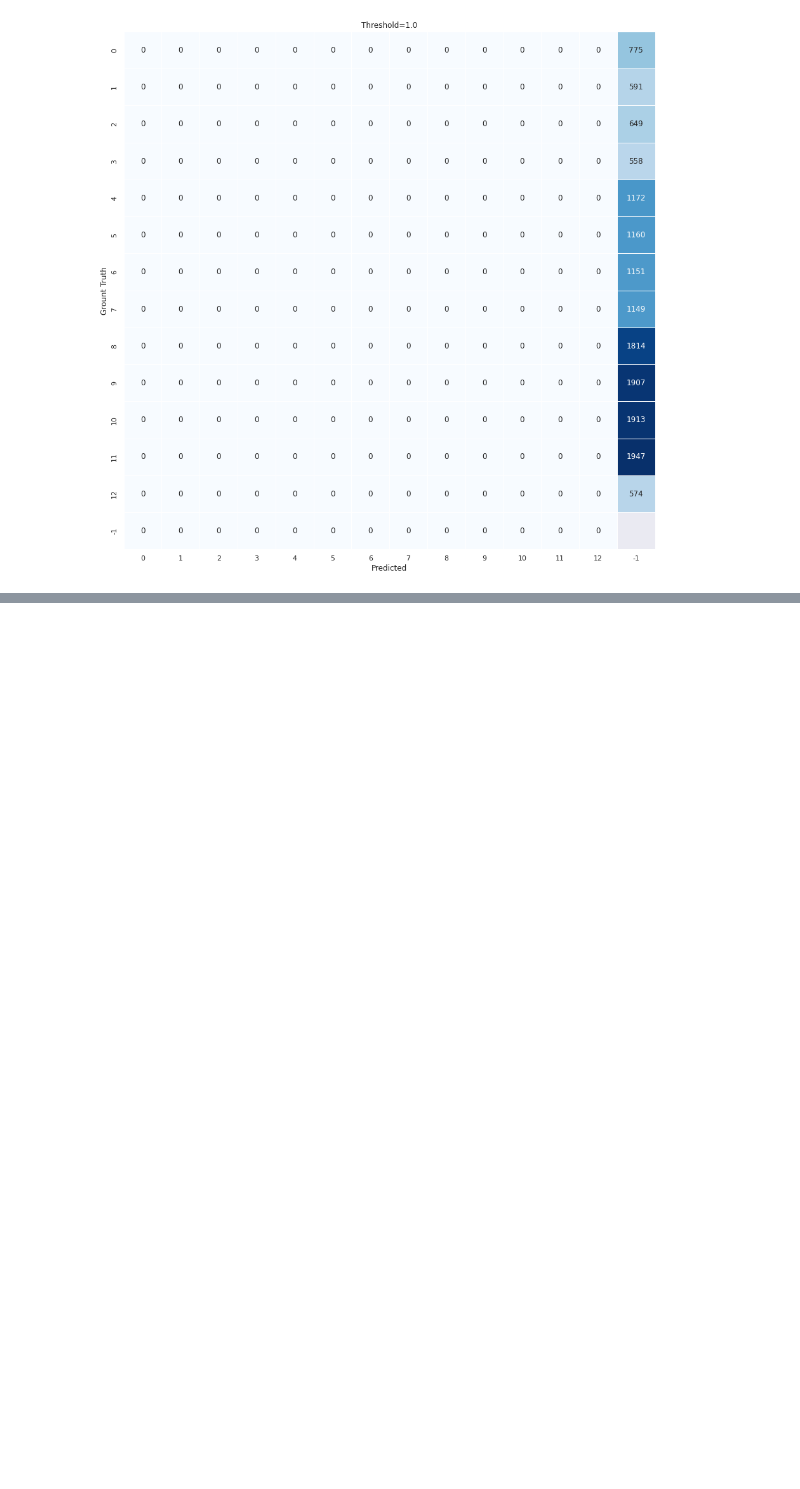
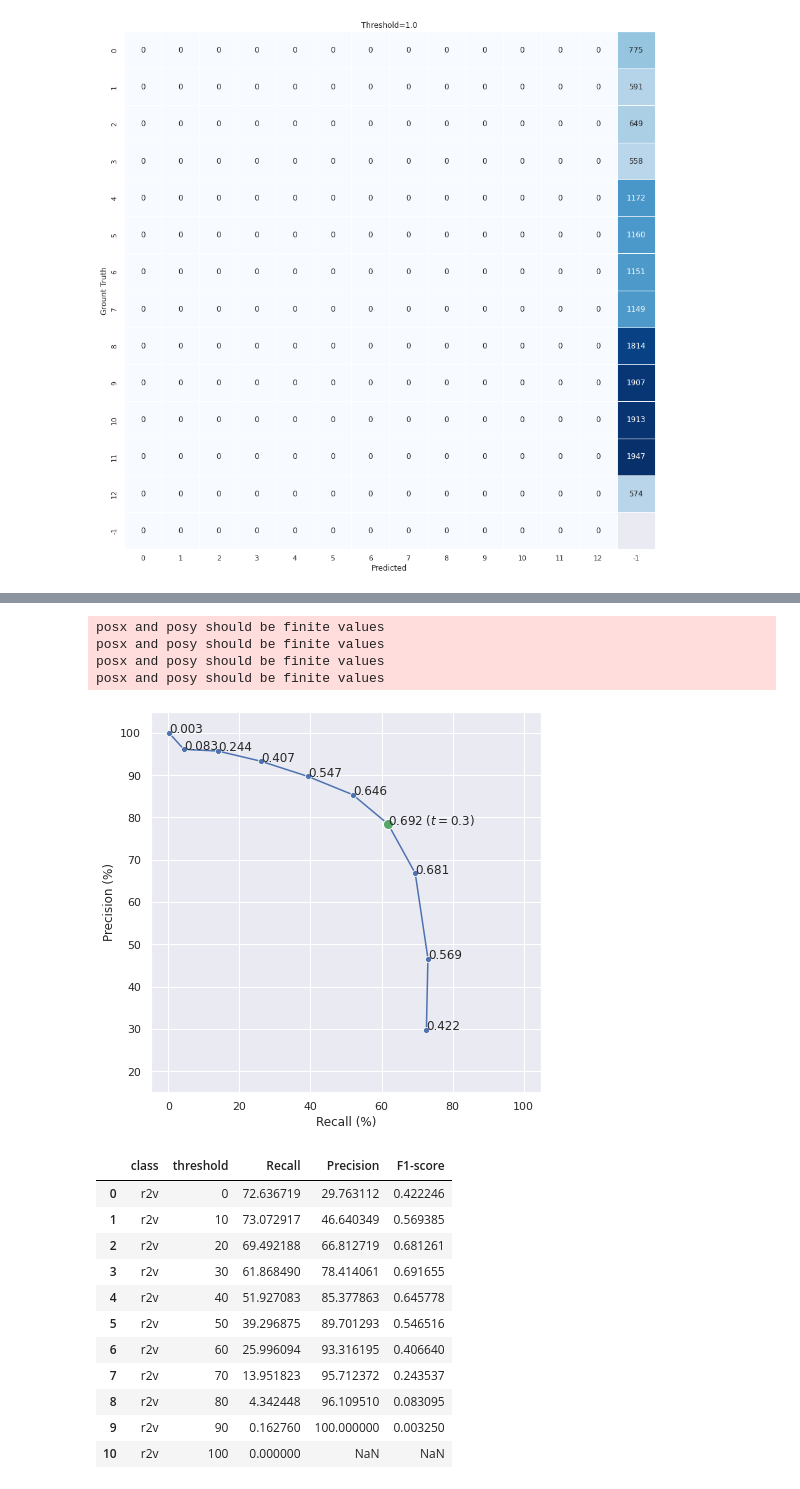
Before and after one commit to joaocmd/CubiCasa5k, a Jupyter notebook: Performance-Metrics.ipynb, the cells around one changed output, grey strips where cells are left out. Saved outputs shown, nothing was run; the diff lists cells and outputs as text; code cells hidden in the pictures; blank space fills up the shorter version.

```diff
--- a/Performance-Metrics.ipynb
+++ b/Performance-Metrics.ipynb
@@ -417,0 +459,42 @@ posx and posy should be finite values
+# %%
+def pr_by_threshold_r2v(data, figsize=(15, 15)):
+    res = []
+    for t in data.threshold.unique():
+        d = data[data.threshold == t].copy()
+        d.drop(["threshold"], axis=1, inplace=True)
+
+        cm = d.to_numpy()
+        num_correct_preds = np.sum(np.diag(cm)[:-1])
+        num_targets = np.sum(cm[:-1,:])
+        num_predictions = np.sum(cm[:,:-1])
+
+        recall = num_correct_preds/num_targets * 100
+        precision = num_correct_preds/num_predictions * 100
+
+        res.append({'class': 'r2v', 'threshold': t, 'Recall': recall, 'Precision': precision})
+
+    df = pd.DataFrame(res)
+    return df
+
+d = pr_by_threshold_r2v(mixed_junctions)
+pr_f1(d, RESULTS_DIR + '/overall-r2v.pdf')
+d["F1-score"] = (2*(d["Precision"]/100)*(d["Recall"]/100))/(d["Precision"]/100+d["Recall"]/100)
+d
+# %% [output]
+posx and posy should be finite values
+posx and posy should be finite values
+posx and posy should be finite values
+posx and posy should be finite values
+[figure, added]
+|  | class | threshold | Recall | Precision | F1-score |
+| 0 | r2v | 0 | 72.636719 | 29.763112 | 0.422246 |
+| 1 | r2v | 10 | 73.072917 | 46.640349 | 0.569385 |
+| 2 | r2v | 20 | 69.492188 | 66.812719 | 0.681261 |
+| 3 | r2v | 30 | 61.868490 | 78.414061 | 0.691655 |
+| 4 | r2v | 40 | 51.927083 | 85.377863 | 0.645778 |
+| 5 | r2v | 50 | 39.296875 | 89.701293 | 0.546516 |
+| 6 | r2v | 60 | 25.996094 | 93.316195 | 0.406640 |
+| 7 | r2v | 70 | 13.951823 | 95.712372 | 0.243537 |
+| 8 | r2v | 80 | 4.342448 | 96.109510 | 0.083095 |
+| 9 | r2v | 90 | 0.162760 | 100.000000 | 0.003250 |
+| 10 | r2v | 100 | 0.000000 | NaN | NaN |
```
Also changed, not shown: parts of 13 cells of this notebook.
